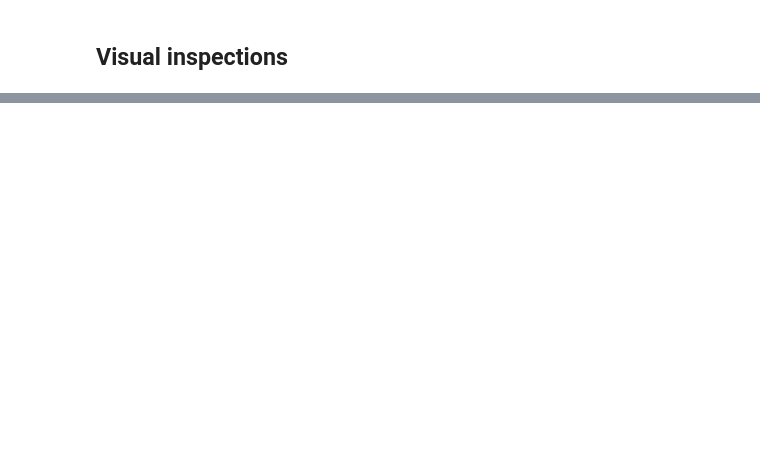
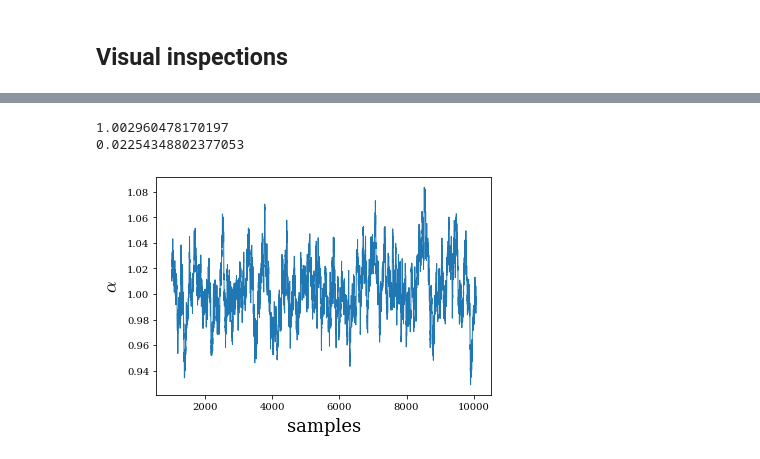
Before and after one commit to MinhMPA/Beyond2ptMock, a Jupyter notebook: notebooks/get_params_from_chain_into_single_ascii_file.ipynb, the cells around one changed output, grey strips where cells are left out. Cells and saved outputs as stored; diff of their text form; code cells hidden in the pictures; blank space fills up the shorter version.

```diff
--- a/notebooks/get_params_from_chain_into_single_ascii_file.ipynb
+++ b/notebooks/get_params_from_chain_into_single_ascii_file.ipynb
@@ -212,13 +239,17 @@ print(np.std(param_chain_reshaped[cutoff:,9]))
 # %%
 fig,ax=plt.subplots(facecolor='w')
 samples=np.arange(0,param_chain_reshaped.shape[0],1)
-ax.plot(samples[cutoff:],param_chain_reshaped[cutoff:,0],label=r'$k_{\mathrm{max}}=0.15,\Lambda=0.21$')
+ax.plot(samples[cutoff:],param_chain_reshaped[cutoff:,0],label=r'$k_{\mathrm{max}}=0.10,\Lambda=0.14$')
 #ax.set_ylim(0.8970,0.9000)
 ax.set_xlabel(r'samples')
 ax.set_ylabel(r'$\alpha$')
-ax.legend(frameon=False,fontsize=14,loc='lower left')
+#ax.legend(frameon=False,fontsize=14,loc='lower left')
 #fig_path=r'/cobra/u/minh/Beyond2ptMock/results/figs/'
 #fig_name='alpha_trace_alphastepsize1e-3_twolptthirdNUFFT_Lambda021_kmax015_chain2.pdf'
 #plt.savefig(fig_path+fig_name)
 print(np.mean(param_chain_reshaped[cutoff:,0]))
 print(np.std(param_chain_reshaped[cutoff:,0]))
+# %% [output]
+1.002960478170197
+0.02254348802377053
+[figure, added]
```
Also changed, not shown: parts of 22 cells of this notebook, 9 other files.
